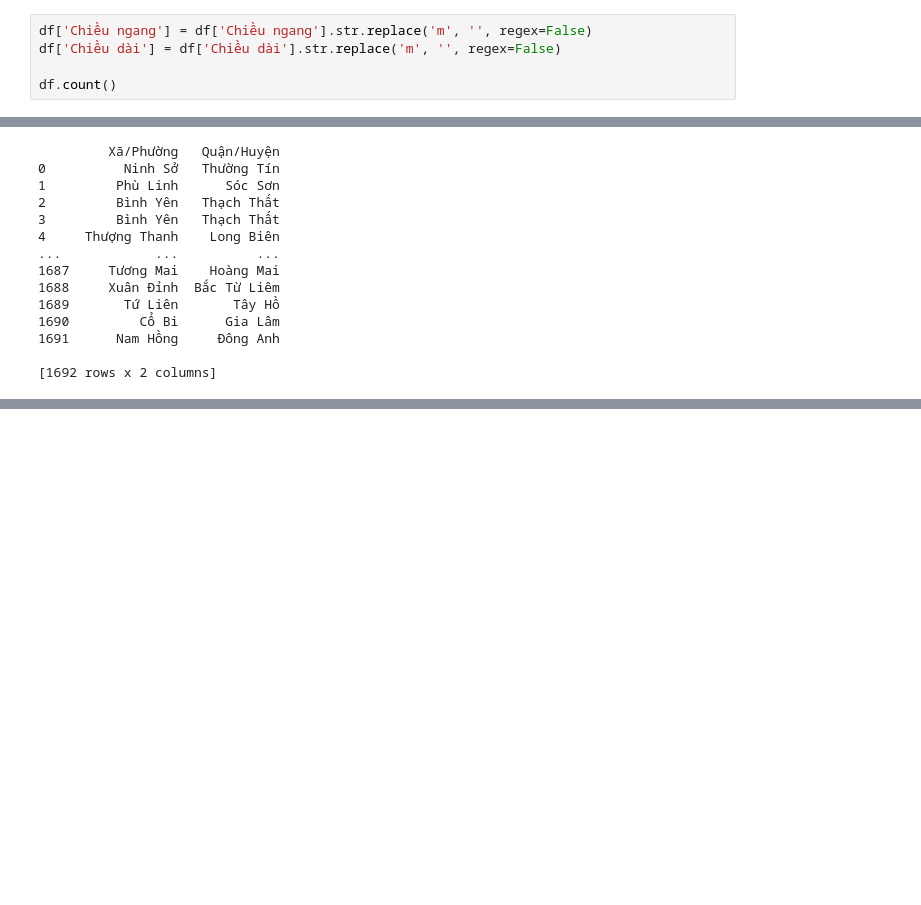
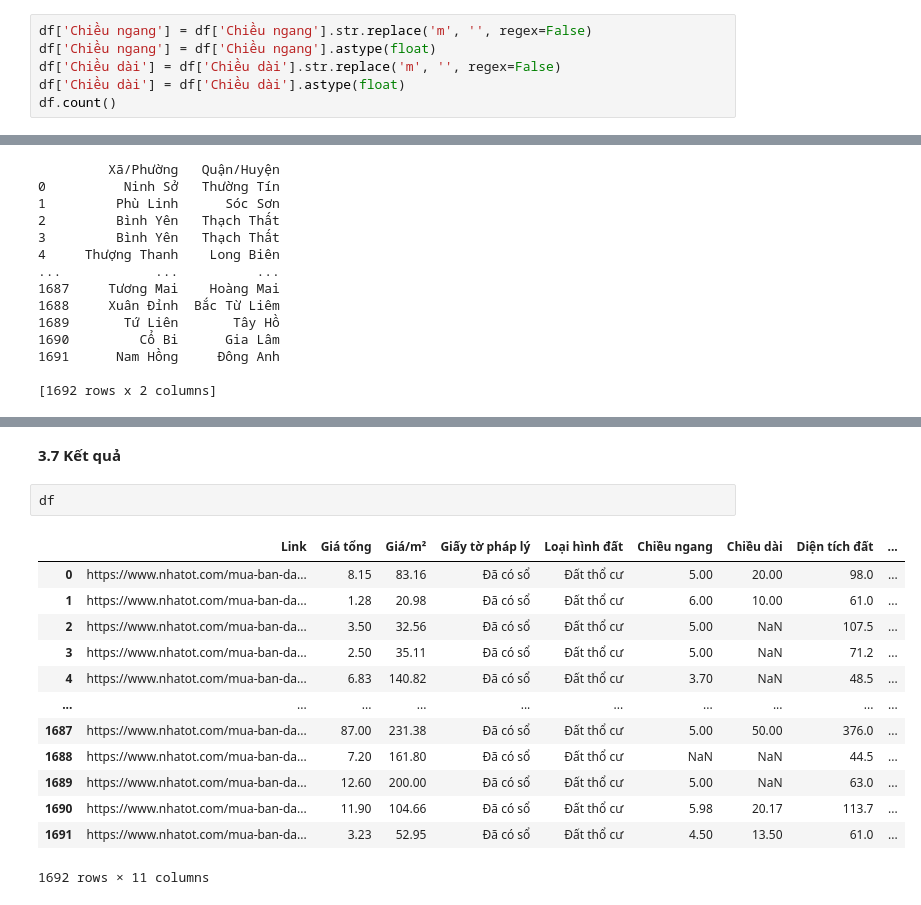
Before and after one commit to thinh661/Visual_HousePrice_HaNoi, a Jupyter notebook: pre_processing_dataset.ipynb, the cells around one changed output, grey strips where cells are left out. Cells and saved outputs as stored; diff of their text form; blank space fills up the shorter version.

```diff
--- a/pre_processing_dataset.ipynb
+++ b/pre_processing_dataset.ipynb
@@ -445,8 +445,9 @@ Name: Giấy tờ pháp lý, dtype: int64
 **3.4 Xử lí cột Chiều ngang, chiều dọc**
 # %%
 df['Chiều ngang'] = df['Chiều ngang'].str.replace('m', '', regex=False)
+df['Chiều ngang'] = df['Chiều ngang'].astype(float)
 df['Chiều dài'] = df['Chiều dài'].str.replace('m', '', regex=False)
-
+df['Chiều dài'] = df['Chiều dài'].astype(float)
 df.count()
 # %% [output]
 Link               1692
@@ -599,0 +586,18 @@ df1
+# %% [markdown]
+**3.7 Kết quả**
+# %%
+df
+# %% [output]
+|  | Link | Giá tổng | Giá/m² | Giấy tờ pháp lý | Loại hình đất | Chiều ngang | Chiều dài | Diện tích đất | ... |
+| 0 | https://www.nhatot.com/mua-ban-da... | 8.15 | 83.16 | Đã có sổ | Đất thổ cư | 5.00 | 20.00 | 98.0 | ... |
+| 1 | https://www.nhatot.com/mua-ban-da... | 1.28 | 20.98 | Đã có sổ | Đất thổ cư | 6.00 | 10.00 | 61.0 | ... |
+| 2 | https://www.nhatot.com/mua-ban-da... | 3.50 | 32.56 | Đã có sổ | Đất thổ cư | 5.00 | NaN | 107.5 | ... |
+| 3 | https://www.nhatot.com/mua-ban-da... | 2.50 | 35.11 | Đã có sổ | Đất thổ cư | 5.00 | NaN | 71.2 | ... |
+| 4 | https://www.nhatot.com/mua-ban-da... | 6.83 | 140.82 | Đã có sổ | Đất thổ cư | 3.70 | NaN | 48.5 | ... |
+| ... | ... | ... | ... | ... | ... | ... | ... | ... | ... |
+| 1687 | https://www.nhatot.com/mua-ban-da... | 87.00 | 231.38 | Đã có sổ | Đất thổ cư | 5.00 | 50.00 | 376.0 | ... |
+| 1688 | https://www.nhatot.com/mua-ban-da... | 7.20 | 161.80 | Đã có sổ | Đất thổ cư | NaN | NaN | 44.5 | ... |
+| 1689 | https://www.nhatot.com/mua-ban-da... | 12.60 | 200.00 | Đã có sổ | Đất thổ cư | 5.00 | NaN | 63.0 | ... |
+| 1690 | https://www.nhatot.com/mua-ban-da... | 11.90 | 104.66 | Đã có sổ | Đất thổ cư | 5.98 | 20.17 | 113.7 | ... |
+| 1691 | https://www.nhatot.com/mua-ban-da... | 3.23 | 52.95 | Đã có sổ | Đất thổ cư | 4.50 | 13.50 | 61.0 | ... |
+1692 rows × 11 columns
```
Also changed, not shown: parts of 10 cells of this notebook, 1 other file.
